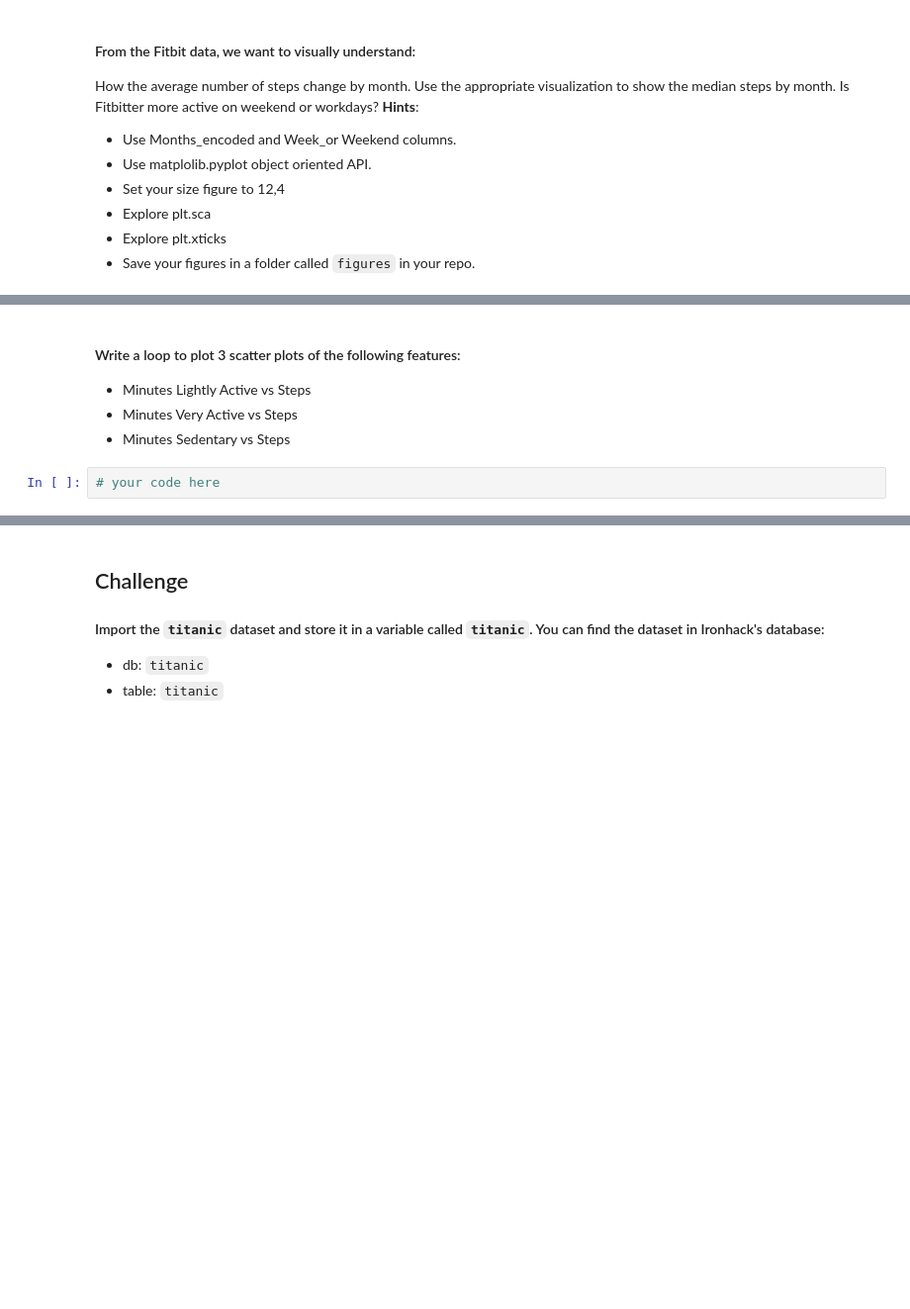
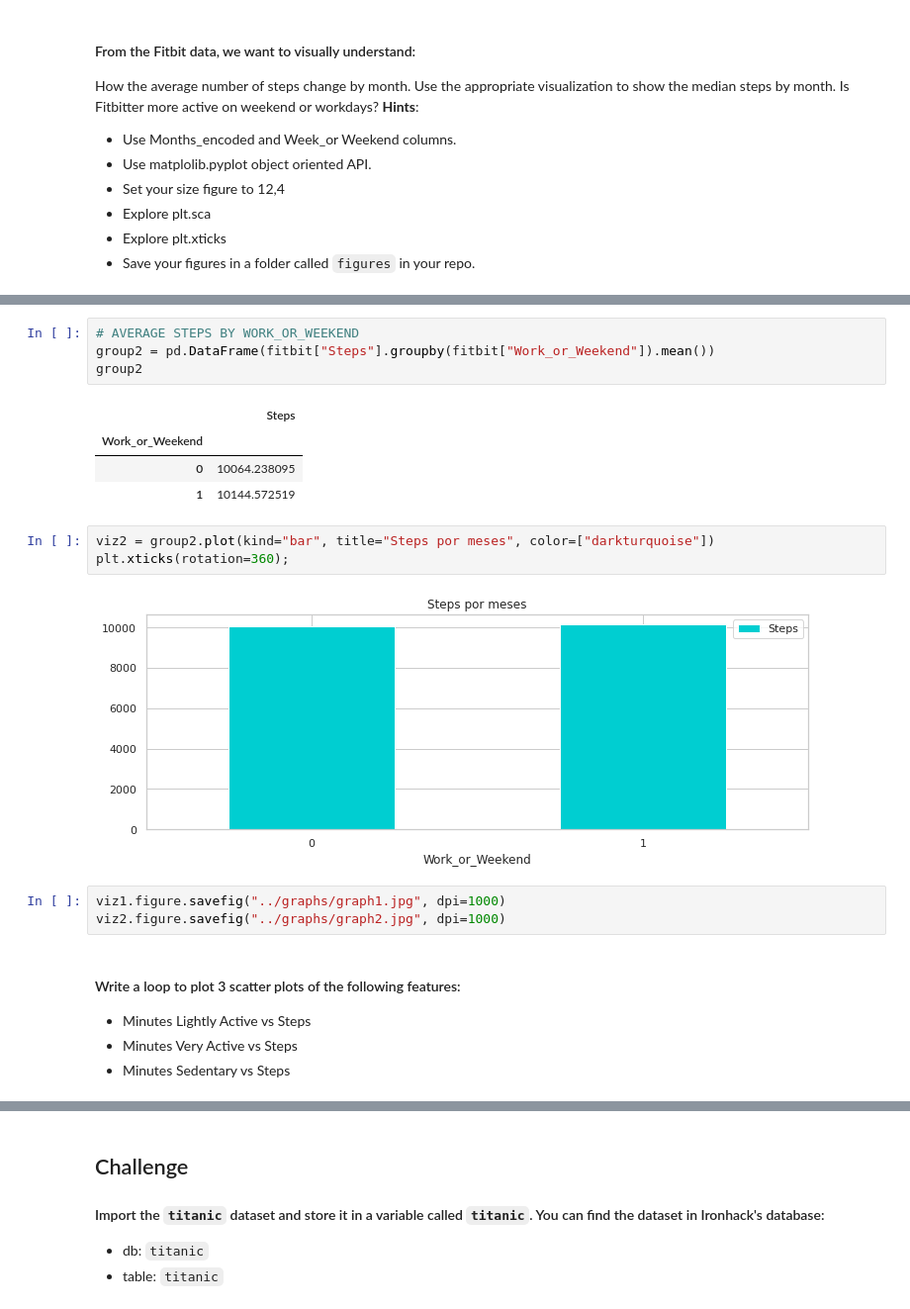
Before and after one commit to Ironhack-Data-Madrid-Enero-2022/lab-matplotlib-seaborn, a Jupyter notebook: your-code/main.ipynb, the cells around one changed output, grey strips where cells are left out. Shown at 99% size. Saved outputs shown, nothing was run; the diff lists cells and outputs as text; blank space fills up the shorter version.

```diff
--- a/your-code/main.ipynb
+++ b/your-code/main.ipynb
@@ -35,8 +72,23 @@ How the average number of steps change by month. Use the appropriate visualizati
+# %%
+# AVERAGE STEPS BY WORK_OR_WEEKEND
+group2 = pd.DataFrame(fitbit["Steps"].groupby(fitbit["Work_or_Weekend"]).mean())
+group2
+# %% [output]
+|  | Steps |
+| Work_or_Weekend |  |
+| 0 | 10064.238095 |
+| 1 | 10144.572519 |
+# %%
+viz2 = group2.plot(kind="bar", title="Steps por meses", color=["darkturquoise"])
+plt.xticks(rotation=360);
+# %% [output]
+[figure, added]
+# %%
+viz1.figure.savefig("../graphs/graph1.jpg", dpi=1000)
+viz2.figure.savefig("../graphs/graph2.jpg", dpi=1000)
 # %% [markdown]
 #### Write a loop to plot 3 scatter plots of the following features:
 
 * Minutes Lightly Active vs Steps
 * Minutes Very Active vs Steps
 * Minutes Sedentary vs Steps
-# %%
-# your code here
```
Also changed, not shown: parts of 59 cells of this notebook, 2 other files.
